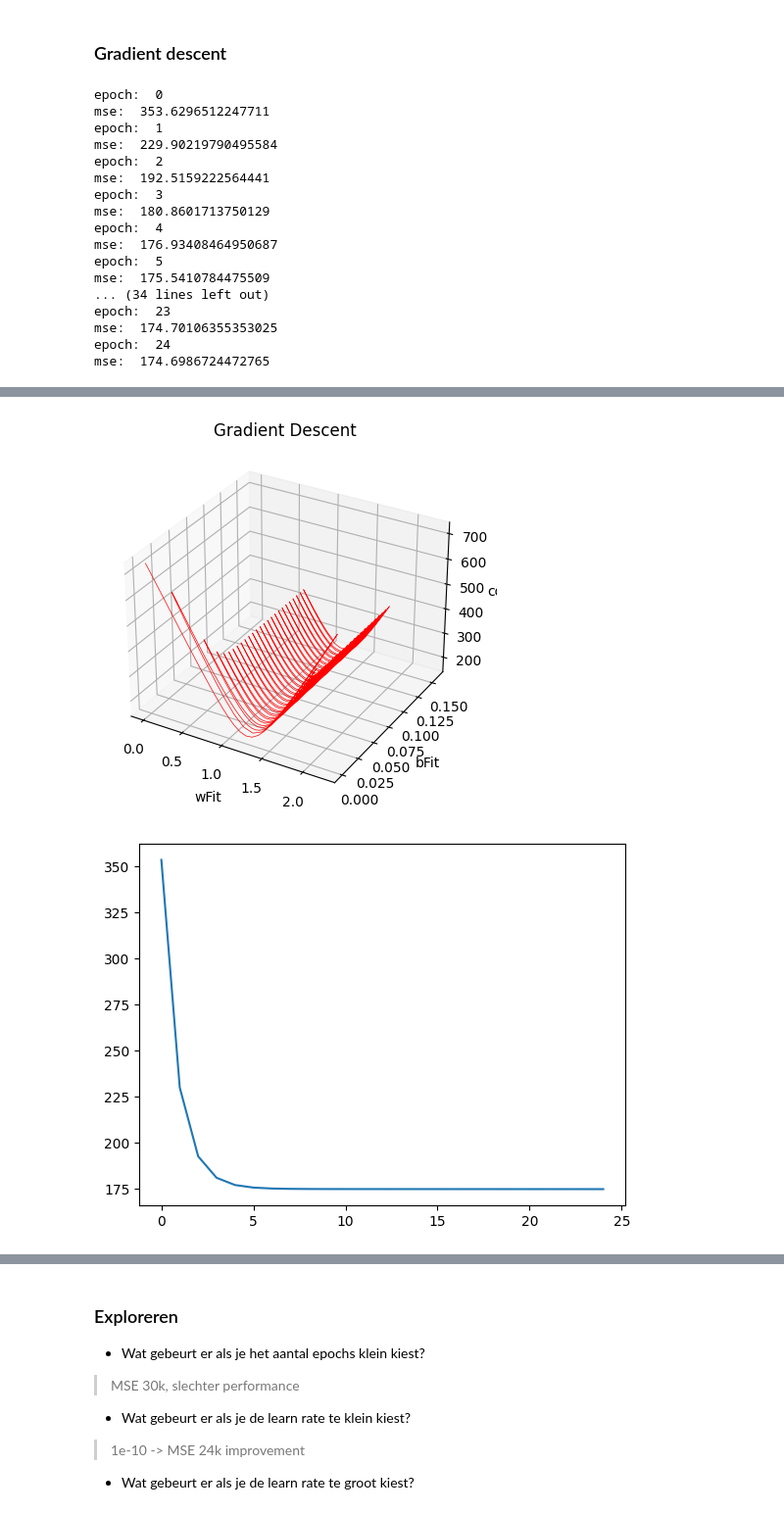
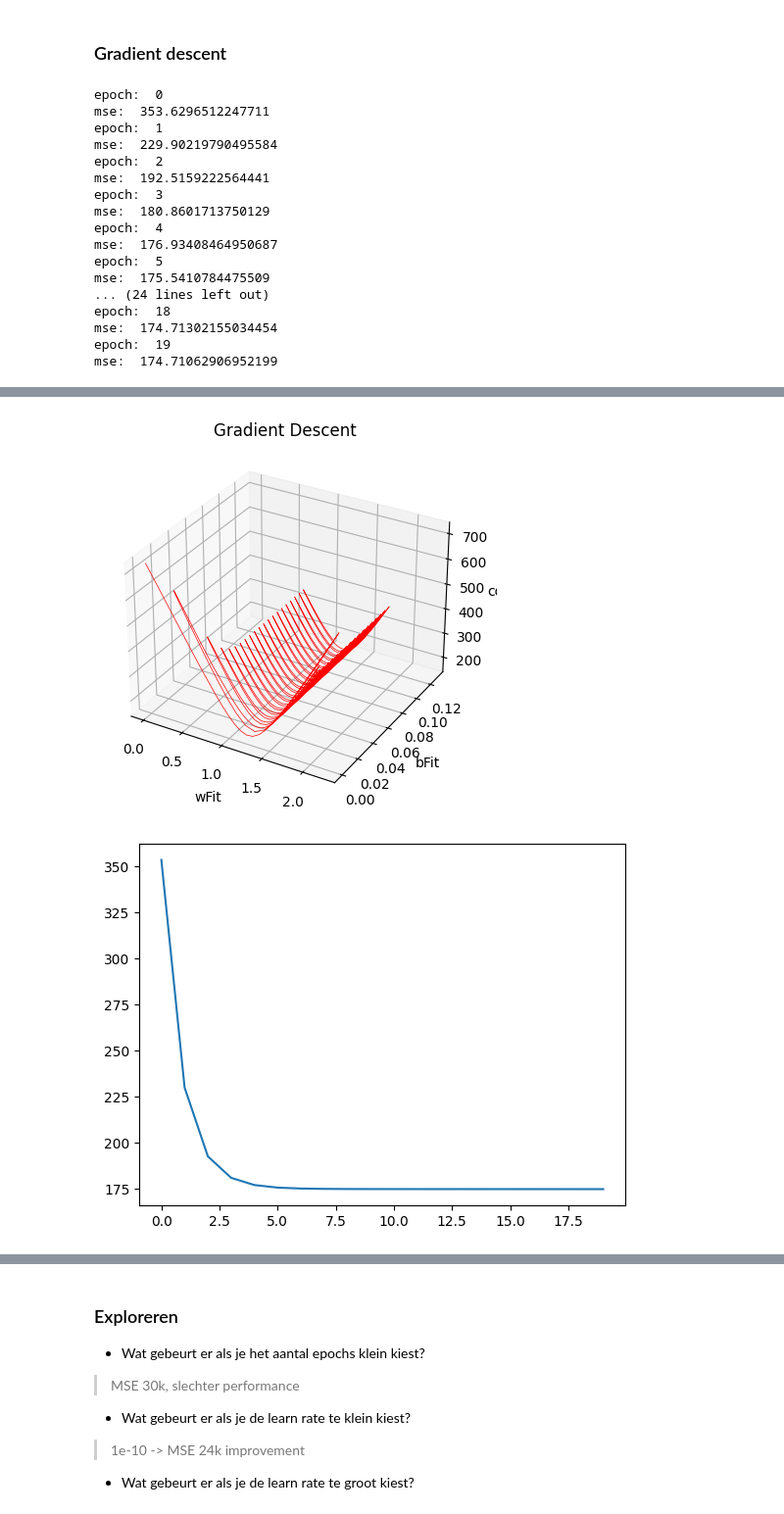
Before and after one commit to TinkerFrank/MakeAIWork2, a Jupyter notebook: practica/04_gradient_descent/machine-learning-student.ipynb, the cells around one changed output, grey strips where cells are left out. Shown at 98% size. Drawn from its saved outputs; the diff is of its cells as text; code cells hidden in the pictures.

```diff
--- a/practica/04_gradient_descent/machine-learning-student.ipynb
+++ b/practica/04_gradient_descent/machine-learning-student.ipynb
@@ -129,7 +129,7 @@ print(reg.intercept_)
 #------------------------------------------
 
 # Learning iterations
-epochs = 25
+epochs = 20
 
 # Learning rate
 learningRate = 1e-6
@@ -240,37 +240,40 @@ def plotDescent():
 
     plt.plot(wFits, bFits, costs, 'red', linewidth=0.5)
 
     plt.show()
 
 #------------------------------------------
 
 plotFit()
 plotDescent()
 
 x =  list(range(0,epoch))
 plt.plot(range(0,epoch),q)
 plt.show()
 
 
+plt.plot(bFits,costs)
+plt.show()
+
 #------------------------------------------
 # %% [output]
 epoch:  0
 mse:  353.6296512247711
 epoch:  1
 mse:  229.90219790495584
 epoch:  2
 mse:  192.5159222564441
 epoch:  3
 mse:  180.8601713750129
 epoch:  4
 mse:  176.93408464950687
 epoch:  5
 mse:  175.5410784475509
-... (34 lines left out)
-epoch:  23
-mse:  174.70106355353025
-epoch:  24
-mse:  174.6986724472765
+... (24 lines left out)
+epoch:  18
+mse:  174.71302155034454
+epoch:  19
+mse:  174.71062906952199
 [figure]
-[figure, old version]
+[figure, new version]
-[figure, old version]
+[figure, new version]
```
Also changed, not shown: parts of 1 cell of this notebook, 1 other file.
